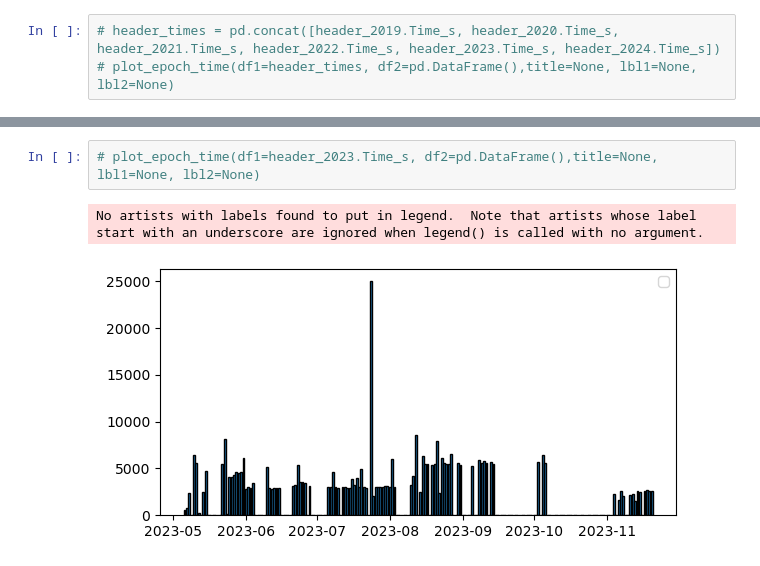
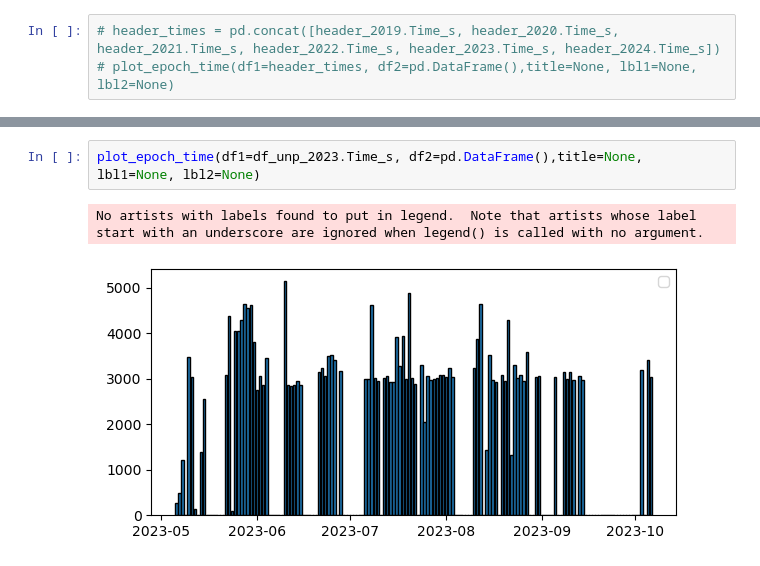
Before and after one commit to ajgeglio/Indexing-and-Slicing, a Jupyter notebook: IndexingHeaders.ipynb, the cells around one changed output, grey strips where cells are left out. Cells and saved outputs as stored; diff of their text form.

```diff
--- a/IndexingHeaders.ipynb
+++ b/IndexingHeaders.ipynb
@@ -177,7 +182,7 @@ df_unp_2024 = pd.read_csv(r"all_unpacked_images_metadata_2024.csv", index_col=0,
 # %% [markdown]
 ![image.png](attachment:image.png)
 # %%
-# plot_epoch_time(df1=header_2023.Time_s, df2=pd.DataFrame(),title=None, lbl1=None, lbl2=None)
+plot_epoch_time(df1=df_unp_2023.Time_s, df2=pd.DataFrame(),title=None, lbl1=None, lbl2=None)
 # %% [output]
 No artists with labels found to put in legend.  Note that artists whose label start with an underscore are ignored when legend() is called with no argument.
-[figure, old version]
+[figure, new version]
```
Also changed, not shown: parts of 7 cells of this notebook, 1 other file.
